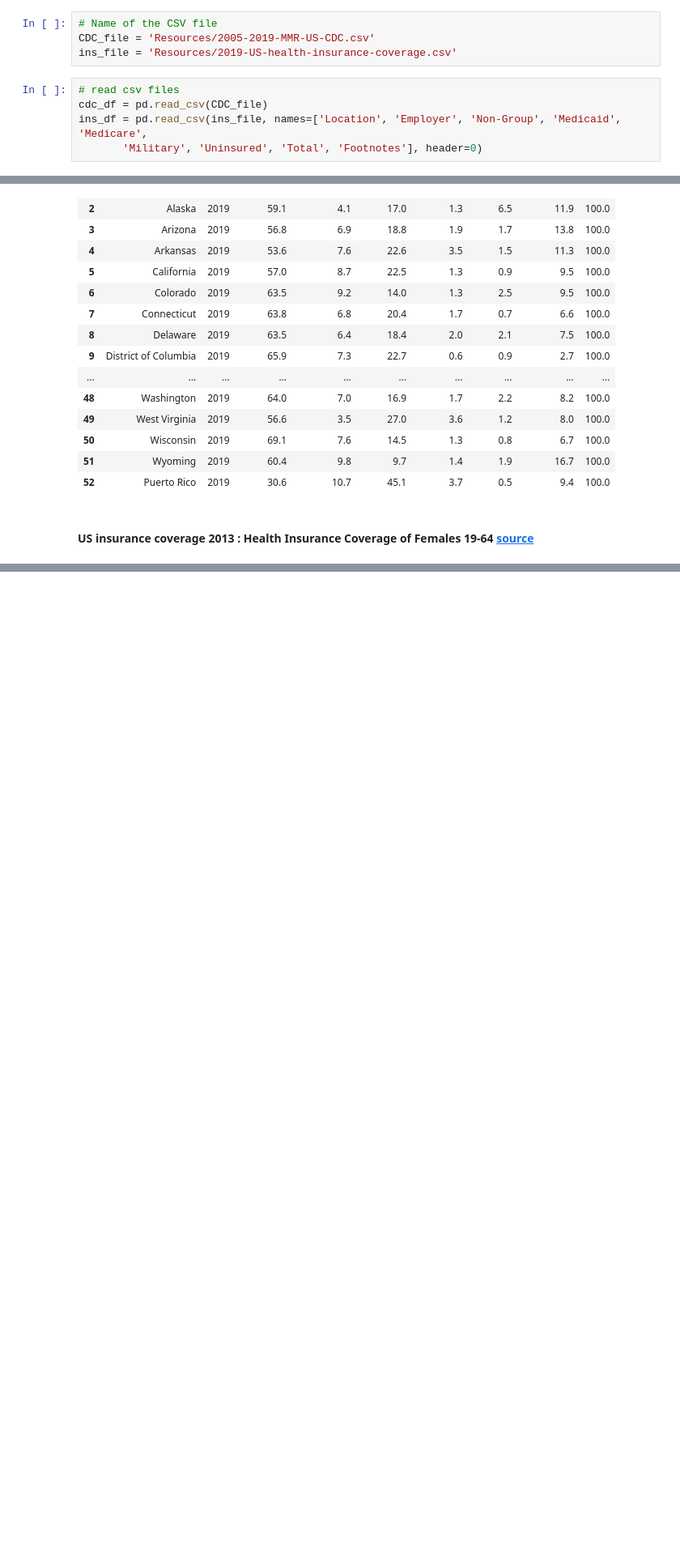
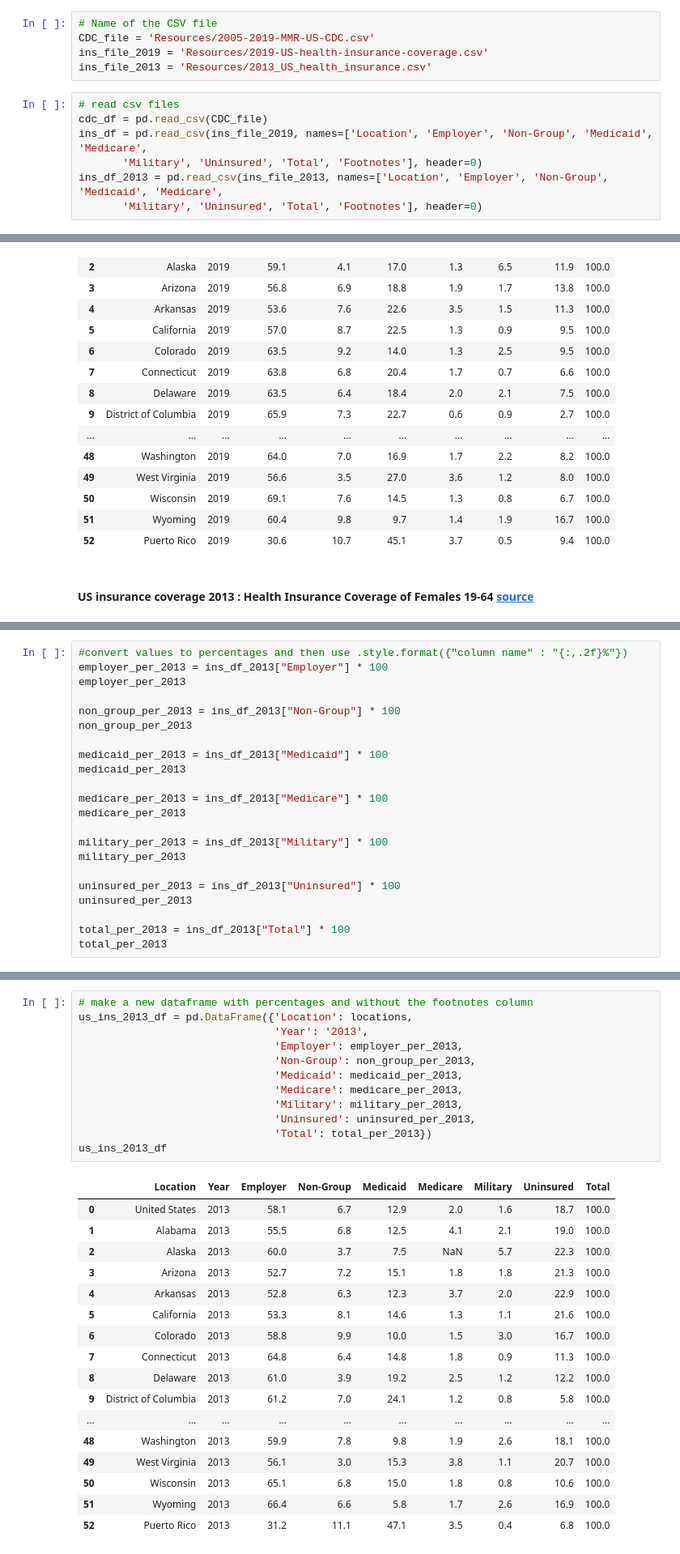
Before and after one commit to LeeProut/US-Maternal-Mortality, a Jupyter notebook: MMR_CDC.ipynb, the cells around one changed output, grey strips where cells are left out. Shown at 81% size. Drawn from its saved outputs; the diff is of its cells as text; blank space fills up the shorter version.

Commit message:
added 2013 insurance coverage

```diff
--- a/MMR_CDC.ipynb
+++ b/MMR_CDC.ipynb
@@ -7,12 +7,15 @@ import numpy as np
 # %%
 # Name of the CSV file
 CDC_file = 'Resources/2005-2019-MMR-US-CDC.csv'
-ins_file = 'Resources/2019-US-health-insurance-coverage.csv'
+ins_file_2019 = 'Resources/2019-US-health-insurance-coverage.csv'
+ins_file_2013 = 'Resources/2013_US_health_insurance.csv'
 # %%
 # read csv files
 cdc_df = pd.read_csv(CDC_file)
-ins_df = pd.read_csv(ins_file, names=['Location', 'Employer', 'Non-Group', 'Medicaid', 'Medicare',
+ins_df = pd.read_csv(ins_file_2019, names=['Location', 'Employer', 'Non-Group', 'Medicaid', 'Medicare',
        'Military', 'Uninsured', 'Total', 'Footnotes'], header=0)
+ins_df_2013 = pd.read_csv(ins_file_2013, names=['Location', 'Employer', 'Non-Group', 'Medicaid', 'Medicare',
+       'Military', 'Uninsured', 'Total', 'Footnotes'], header=0)
 # %% [markdown]
 #### CDC MMR 2005-2019
 # %%
@@ -356,0 +390,22 @@ us_ins_2019_df
+# %%
+#convert values to percentages and then use .style.format({"column name" : "{:,.2f}%"})
+employer_per_2013 = ins_df_2013["Employer"] * 100
+employer_per_2013
+
+non_group_per_2013 = ins_df_2013["Non-Group"] * 100
+non_group_per_2013
+
+medicaid_per_2013 = ins_df_2013["Medicaid"] * 100
+medicaid_per_2013
+
+medicare_per_2013 = ins_df_2013["Medicare"] * 100
+medicare_per_2013
+
+military_per_2013 = ins_df_2013["Military"] * 100
+military_per_2013
+
+uninsured_per_2013 = ins_df_2013["Uninsured"] * 100
+uninsured_per_2013
+
+total_per_2013 = ins_df_2013["Total"] * 100
+total_per_2013
@@ -356,0 +452,30 @@ us_ins_2019_df
+# %%
+# make a new dataframe with percentages and without the footnotes column
+us_ins_2013_df = pd.DataFrame({'Location': locations,
+                               'Year': '2013',
+                               'Employer': employer_per_2013,
+                               'Non-Group': non_group_per_2013,
+                               'Medicaid': medicaid_per_2013,
+                               'Medicare': medicare_per_2013,
+                               'Military': military_per_2013,
+                               'Uninsured': uninsured_per_2013,
+                               'Total': total_per_2013})
+us_ins_2013_df
+# %% [output]
+|  | Location | Year | Employer | Non-Group | Medicaid | Medicare | Military | Uninsured | Total |
+| 0 | United States | 2013 | 58.1 | 6.7 | 12.9 | 2.0 | 1.6 | 18.7 | 100.0 |
+| 1 | Alabama | 2013 | 55.5 | 6.8 | 12.5 | 4.1 | 2.1 | 19.0 | 100.0 |
+| 2 | Alaska | 2013 | 60.0 | 3.7 | 7.5 | NaN | 5.7 | 22.3 | 100.0 |
+| 3 | Arizona | 2013 | 52.7 | 7.2 | 15.1 | 1.8 | 1.8 | 21.3 | 100.0 |
+| 4 | Arkansas | 2013 | 52.8 | 6.3 | 12.3 | 3.7 | 2.0 | 22.9 | 100.0 |
+| 5 | California | 2013 | 53.3 | 8.1 | 14.6 | 1.3 | 1.1 | 21.6 | 100.0 |
+| 6 | Colorado | 2013 | 58.8 | 9.9 | 10.0 | 1.5 | 3.0 | 16.7 | 100.0 |
+| 7 | Connecticut | 2013 | 64.8 | 6.4 | 14.8 | 1.8 | 0.9 | 11.3 | 100.0 |
+| 8 | Delaware | 2013 | 61.0 | 3.9 | 19.2 | 2.5 | 1.2 | 12.2 | 100.0 |
+| 9 | District of Columbia | 2013 | 61.2 | 7.0 | 24.1 | 1.2 | 0.8 | 5.8 | 100.0 |
+| ... | ... | ... | ... | ... | ... | ... | ... | ... | ... |
+| 48 | Washington | 2013 | 59.9 | 7.8 | 9.8 | 1.9 | 2.6 | 18.1 | 100.0 |
+| 49 | West Virginia | 2013 | 56.1 | 3.0 | 15.3 | 3.8 | 1.1 | 20.7 | 100.0 |
+| 50 | Wisconsin | 2013 | 65.1 | 6.8 | 15.0 | 1.8 | 0.8 | 10.6 | 100.0 |
+| 51 | Wyoming | 2013 | 66.4 | 6.6 | 5.8 | 1.7 | 2.6 | 16.9 | 100.0 |
+| 52 | Puerto Rico | 2013 | 31.2 | 11.1 | 47.1 | 3.5 | 0.4 | 6.8 | 100.0 |
```
Also changed, not shown: parts of 5 cells of this notebook.
